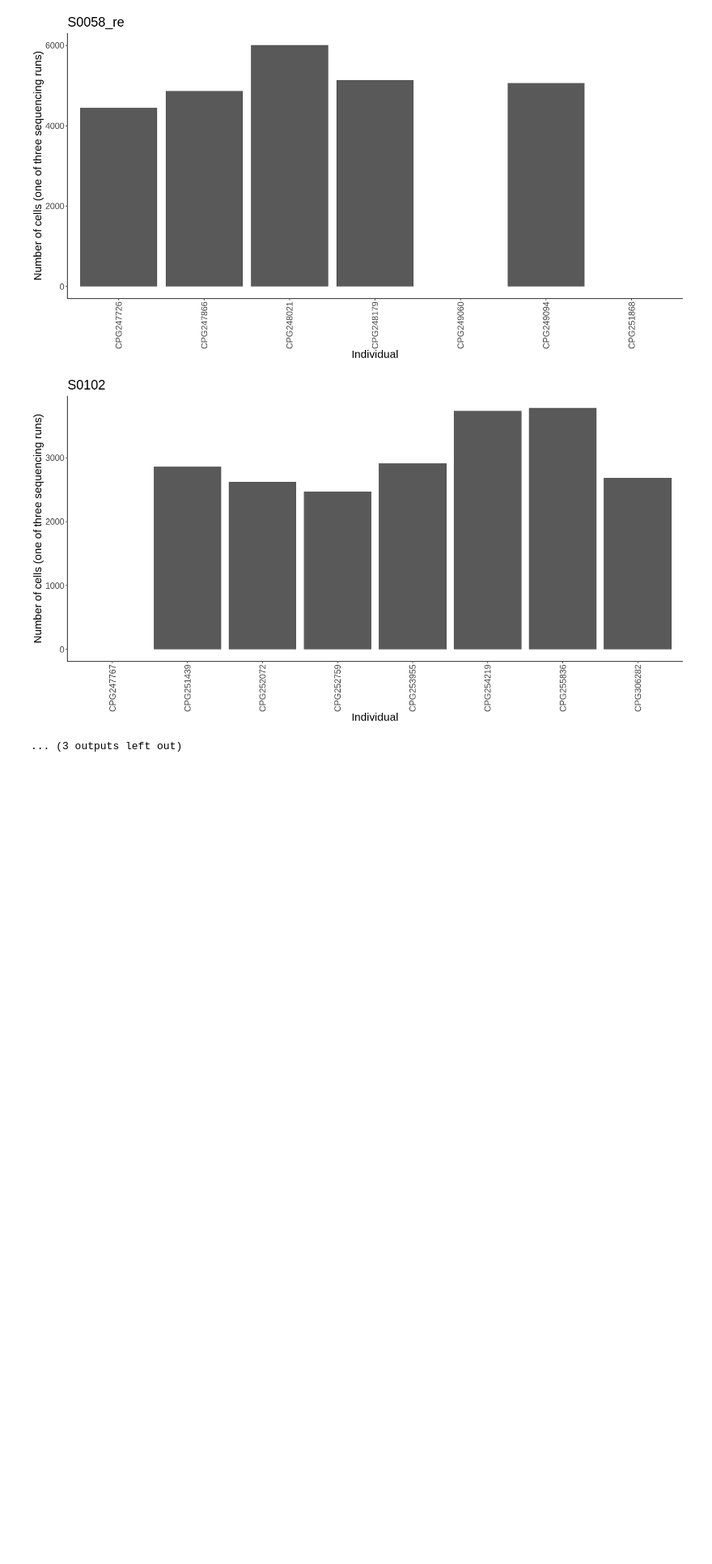
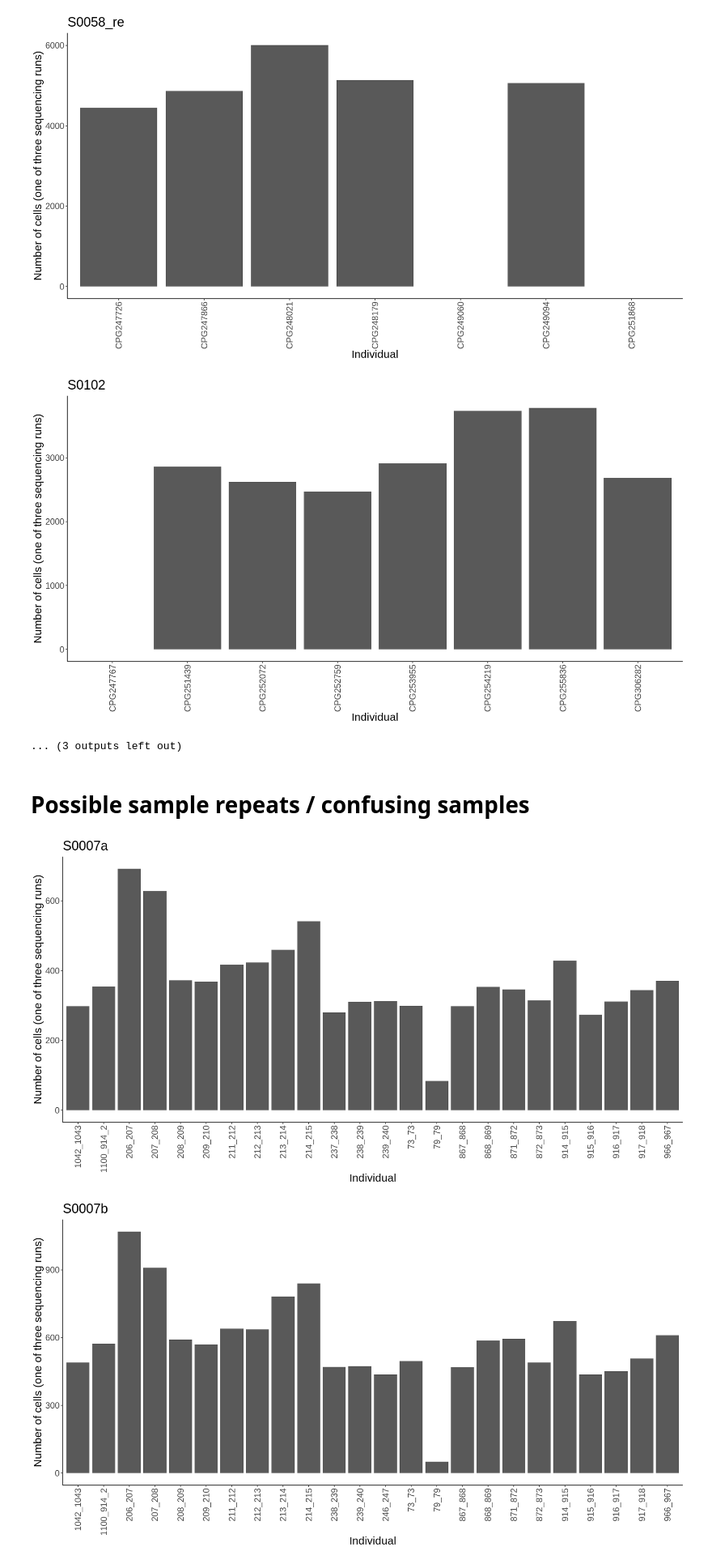
Before and after one commit to powellgenomicslab/tenk10k_phase1, a Jupyter notebook: plotting_notebooks/qc_plots/vireo_qc_identify_sample_swaps.ipynb, the cells around one changed output. Shown at 81% size. Cells and saved outputs as stored; diff of their text form; code cells hidden in the pictures; blank space fills up the shorter version.

```diff
--- a/plotting_notebooks/qc_plots/vireo_qc_identify_sample_swaps.ipynb
+++ b/plotting_notebooks/qc_plots/vireo_qc_identify_sample_swaps.ipynb
@@ -163,3 +166,28 @@ for (sample in possible_sample_swaps$sample){
 [figure]
 [figure]
 ... (3 outputs left out)
+# %% [markdown]
+# Possible sample repeats / confusing samples
+# %%
+possible_repeated_samples = c("S0007a", "S0007b",  "S0007c",  "S0011a",  "S0011b",  "S0011c")
+
+for (sample in possible_repeated_samples) {
+    file <- file.path(
+        "/directflow/SCCGGroupShare/projects/blabow/tenk10k_phase1/data_processing/demuxafy/vireo_all_samples/output/",
+        sample, "summary.tsv"
+    )
+    if (file.exists(file)) {
+        vireo_df <- read.csv(file, sep = "\t")
+        p <- ggplot(vireo_df[!(vireo_df$Var1 %in% c("doublet", "unassigned")), ], aes(x = Var1, y = Freq)) +
+            geom_bar(stat = "identity")
+        p <- p + theme_classic() + theme(text = element_text(size = 18))
+        p <- p + theme(axis.text.x = element_text(angle = 90, vjust = 0.5, hjust = 1))
+        p <- p + xlab("Individual") + ylab("Number of cells (one of three sequencing runs)")
+        print(p + ggtitle(sample))
+    } else {
+        print(glue("{file} does not exist!"))
+    }
+}
+# %% [output]
+[figure, added]
+[figure, added]
```
Also changed, not shown: parts of 3 cells of this notebook, 4 other files.
